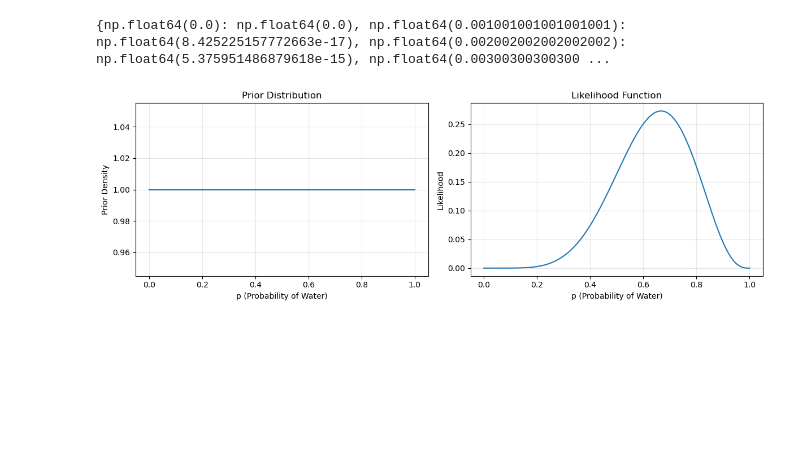
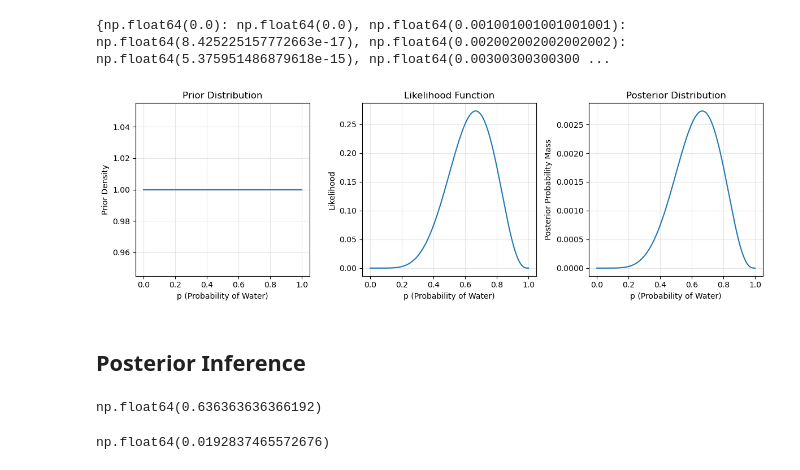
Before and after one commit to Hanifemam/bayesian_analysis, a Jupyter notebook: chap2/grid_approx.ipynb, the cells around one changed output. Drawn from its saved outputs; the diff is of its cells as text; code cells hidden in the pictures; blank space fills up the shorter version.

Commit message:
Posterior and Posterior inference added

```diff
--- a/chap2/grid_approx.ipynb
+++ b/chap2/grid_approx.ipynb
@@ -40,7 +72,7 @@ print(simulations)
 def prior():
     return scipy.stats.uniform(0, 1)
 
-def likelihood(w=6, n=9, p=0.5):
+def likelihood(w=6, n=9, p=None):
     return scipy.stats.binom.pmf(w, n, p)
 
 grid = np.linspace(start=0, stop=1, num=1000)
@@ -57,24 +89,71 @@ for p in grid:
 print(likelihood_samples)
 # %% [output]
 {np.float64(0.0): np.float64(0.0), np.float64(0.001001001001001001): np.float64(8.425225157772663e-17), np.float64(0.002002002002002002): np.float64(5.375951486879618e-15), np.float64(0.00300300300300 ...
+# %%
+def normalization(prior_samples, likelihood_samples):
+    normalizer = 0
+    for parameter in prior_samples:
+        normalizer += prior_samples[parameter] * likelihood_samples[parameter]
+    return normalizer
+
+
+def posterior(prior_samples, likelihood_samples):
+    normalizer = normalization(prior_samples, likelihood_samples)
+    posterior_dict = {}
+    for parameter in prior_samples:
+        posterior_dict[parameter] = (
+            prior_samples[parameter] * likelihood_samples[parameter]
+        ) / normalizer
+    return posterior_dict
+
+posterior_samples = posterior(prior_samples, likelihood_samples)
 # %%
-fig, axes = plt.subplots(1, 2, figsize=(12, 4))
+fig, axes = plt.subplots(1, 3, figsize=(12, 4))
 
 # Plot prior density
 axes[0].plot(list(prior_samples.keys()), list(prior_samples.values()))
 axes[0].set_title("Prior Distribution")
 axes[0].set_xlabel("p (Probability of Water)")
 axes[0].set_ylabel("Prior Density")
 axes[0].grid(alpha=0.3)
 
 # Plot likelihood
 axes[1].plot(list(likelihood_samples.keys()), list(likelihood_samples.values()))
 axes[1].set_title("Likelihood Function")
 axes[1].set_xlabel("p (Probability of Water)")
 axes[1].set_ylabel("Likelihood")
 axes[1].grid(alpha=0.3)
 
+# Plot posterior
+axes[2].plot(list(posterior_samples.keys()), list(posterior_samples.values()))
+axes[2].set_title("Posterior Distribution")
+axes[2].set_xlabel("p (Probability of Water)")
+axes[2].set_ylabel("Posterior Probability Mass")
+axes[2].grid(alpha=0.3)
+
 plt.tight_layout()
 plt.show()
 # %% [output]
-[figure, old version]
+[figure, new version]
+# %% [markdown]
+## Posterior Inference
+# %%
+# Posterior Mean
+expectation = 0
+for posterior_sample in posterior_samples.keys():
+    expectation += posterior_sample * posterior_samples[posterior_sample]
+expectation
+# %% [output]
+np.float64(0.636363636366192)
+# %%
+# Variance
+
+variance = 0
+for posterior_sample in posterior_samples.keys():
+    variance += (posterior_sample - expectation) ** 2 * posterior_samples[
+        posterior_sample
+    ]
+
+variance
+# %% [output]
+np.float64(0.0192837465572676)
```
Also changed, not shown: parts of 4 cells of this notebook.
